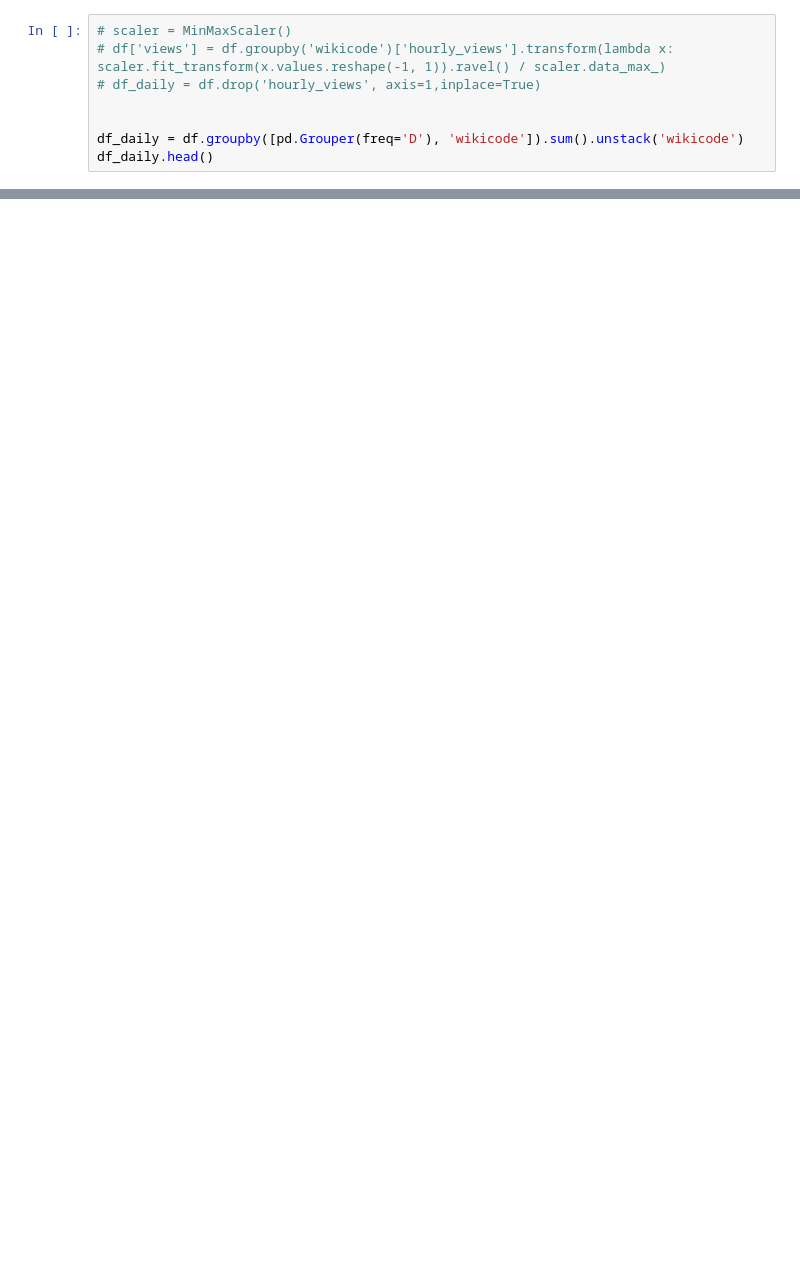
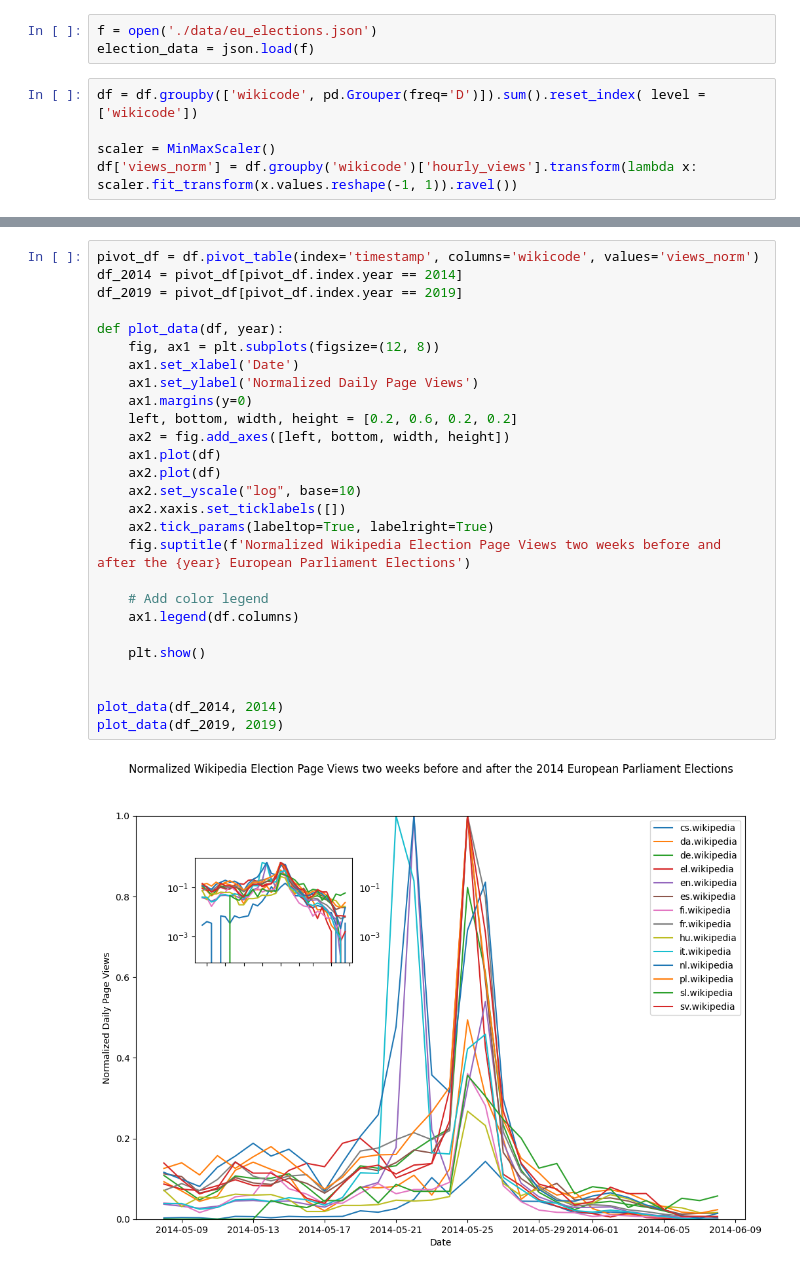
Before and after one commit to jstet/somda_project, a Jupyter notebook: analysis.ipynb, the cells around one changed output, grey strips where cells are left out. Cells and saved outputs as stored; diff of their text form; blank space fills up the shorter version.

```diff
--- a/analysis.ipynb
+++ b/analysis.ipynb
@@ -22,8 +19,8 @@ df.head()
+# %%
+f = open('./data/eu_elections.json')
+election_data = json.load(f)
 # %%
-# scaler = MinMaxScaler()
-# df['views'] = df.groupby('wikicode')['hourly_views'].transform(lambda x: scaler.fit_transform(x.values.reshape(-1, 1)).ravel() / scaler.data_max_)
-# df_daily = df.drop('hourly_views', axis=1,inplace=True)
+df = df.groupby(['wikicode', pd.Grouper(freq='D')]).sum().reset_index( level = ['wikicode'])
 
-
-df_daily = df.groupby([pd.Grouper(freq='D'), 'wikicode']).sum().unstack('wikicode')
-df_daily.head()
+scaler = MinMaxScaler()
+df['views_norm'] = df.groupby('wikicode')['hourly_views'].transform(lambda x: scaler.fit_transform(x.values.reshape(-1, 1)).ravel())
@@ -48,0 +27,29 @@ plt.show()
+# %%
+pivot_df = df.pivot_table(index='timestamp', columns='wikicode', values='views_norm')
+df_2014 = pivot_df[pivot_df.index.year == 2014]
+df_2019 = pivot_df[pivot_df.index.year == 2019]
+
+def plot_data(df, year):
+    fig, ax1 = plt.subplots(figsize=(12, 8))
+    ax1.set_xlabel('Date')
+    ax1.set_ylabel('Normalized Daily Page Views')
+    ax1.margins(y=0)
+    left, bottom, width, height = [0.2, 0.6, 0.2, 0.2]
+    ax2 = fig.add_axes([left, bottom, width, height])
+    ax1.plot(df)
+    ax2.plot(df)
+    ax2.set_yscale("log", base=10)
+    ax2.xaxis.set_ticklabels([])
+    ax2.tick_params(labeltop=True, labelright=True)
+    fig.suptitle(f'Normalized Wikipedia Election Page Views two weeks before and after the {year} European Parliament Elections')
+
+    # Add color legend
+    ax1.legend(df.columns)
+
+    plt.show()
+
+
+plot_data(df_2014, 2014)
+plot_data(df_2019, 2019)
+# %% [output]
+[figure, added]
```
Also changed, not shown: parts of 7 cells of this notebook, 22 other files.
